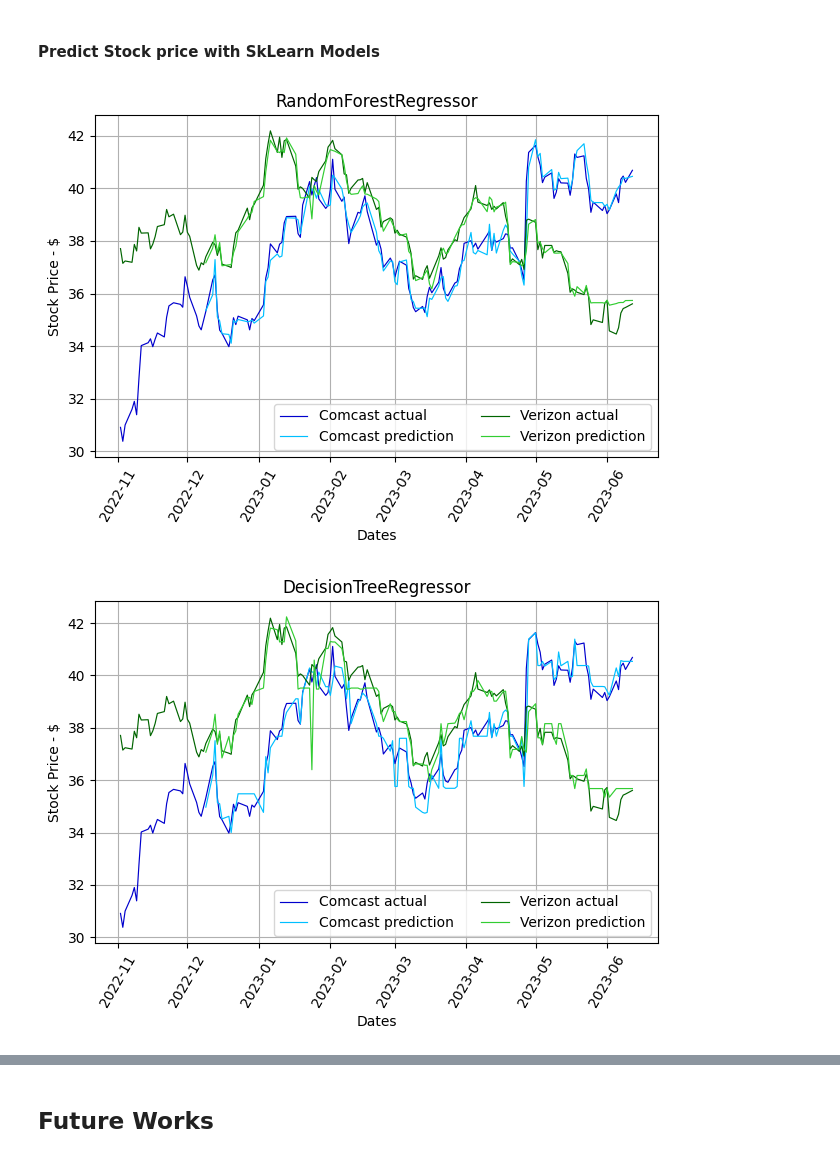
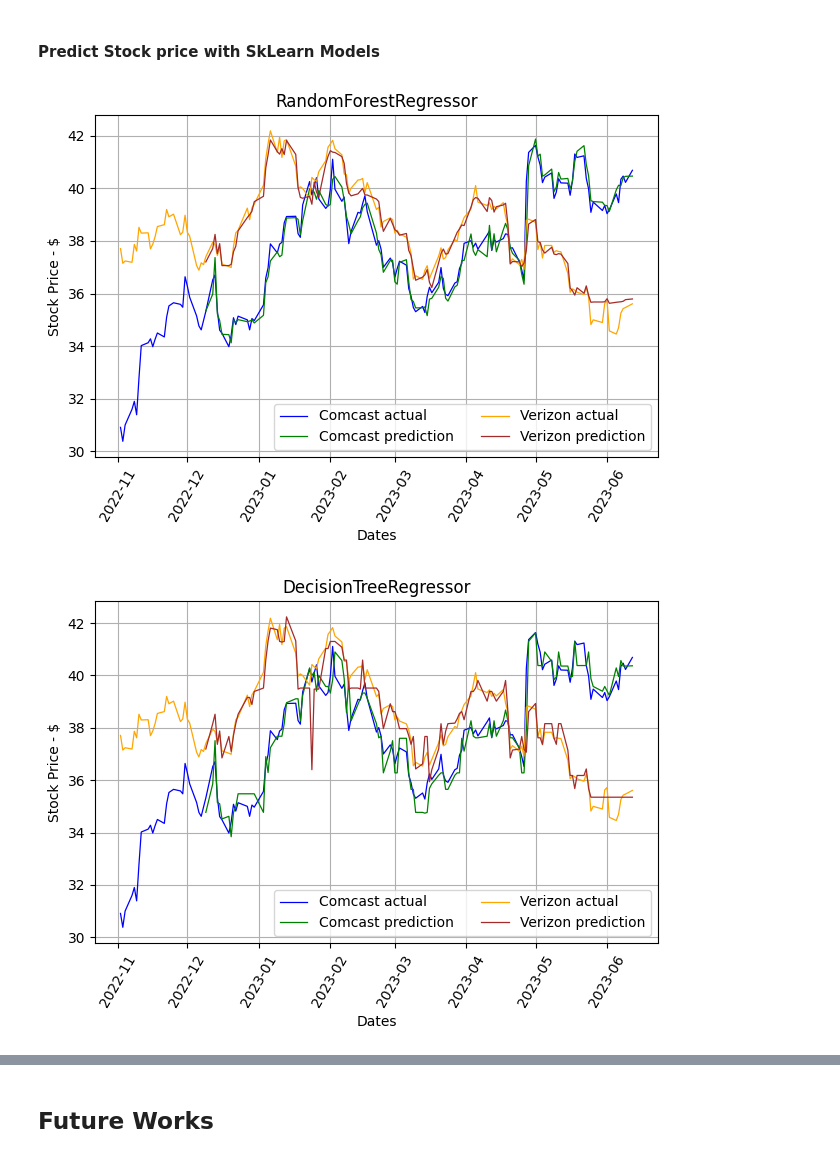
Before and after one commit to geoffpatton/stock-prediction, a Jupyter notebook: project_impl.ipynb, the cells around one changed output, grey strips where cells are left out. Cells and saved outputs as stored; diff of their text form; code cells hidden in the pictures.

Commit message:
Changed plot colors and updated datasets

```diff
--- a/project_impl.ipynb
+++ b/project_impl.ipynb
@@ -194,11 +194,11 @@ def plot_dual_graph(model_name, stock_df_1, test_x_1, prediction_y_1,
     ax.grid()
     ax.set(xlabel='Dates', ylabel='Stock Price - $', title=model_name)
 
-    ax.plot(stock_df_1.index, stock_df_1['close'], label='Comcast actual', c='mediumblue', linewidth=.85)
-    ax.plot(test_x_1.index, prediction_y_1, label='Comcast prediction', c='deepskyblue', linewidth=.85)
+    ax.plot(stock_df_1.index, stock_df_1['close'], label='Comcast actual', c='b', linewidth=.9)
+    ax.plot(test_x_1.index, prediction_y_1, label='Comcast prediction', c='g', linewidth=.9)
 
-    ax.plot(stock_df_2.index, stock_df_2['close'], label='Verizon actual', c='darkgreen', linewidth=.85)
-    ax.plot(test_x_2.index, prediction_y_2, label='Verizon prediction', c='limegreen', linewidth=.85)
+    ax.plot(stock_df_2.index, stock_df_2['close'], label='Verizon actual', c='orange', linewidth=.9)
+    ax.plot(test_x_2.index, prediction_y_2, label='Verizon prediction', c='brown', linewidth=.9)
 
     for tick in ax.get_xticklabels():
         tick.set_rotation(60)
@@ -246,12 +246,14 @@ def local_weight(test_x, train_x, train_y):
     # Convert the predictions list to a numpy array
     return np.array(predictions)
 
-def kFold(k, data_x, data_y):
+def kFold(k, data_x, data_y, text_x):
+    test_data_size = 0.20
     predictions = []
     for _ in range(k):
-        x_train, x_test, y_train, y_test = train_test_split(data_x, data_y, test_size=0.33, shuffle=False, random_state=1)
+        x_train, x_test, y_train, y_test = train_test_split(data_x, data_y, test_size=test_data_size, shuffle=True, random_state=42)
         trained_model = LinearRegression().fit(x_train, y_train)
-        predictions.append(trained_model.predict(x_test))
+        predictions.append(trained_model.predict(text_x))
+        test_data_size += 0.01
 
     return np.mean(np.array(predictions), axis=0)
 # %%
@@ -285,8 +287,8 @@ v_std_data_x = (v_data_x - v_data_x.mean()) / v_data_x.std(ddof=1)
 c_data_y = comcast_stock_df['close']
 v_data_y = verizon_stock_df['close']
 
-c_x_train, c_x_test, c_y_train, c_y_test = train_test_split(c_std_data_x, c_data_y, test_size=0.33, shuffle=False, random_state=1)
-v_x_train, v_x_test, v_y_train, v_y_test = train_test_split(v_std_data_x, v_data_y, test_size=0.33, shuffle=False, random_state=1)
+c_x_train, c_x_test, c_y_train, c_y_test = train_test_split(c_std_data_x, c_data_y, test_size=0.33, shuffle=False, random_state=42)
+v_x_train, v_x_test, v_y_train, v_y_test = train_test_split(v_std_data_x, v_data_y, test_size=0.33, shuffle=False, random_state=42)
 
 
 display_data_size = int(np.ceil(3/5 * len(comcast_stock_df)))
@@ -320,42 +322,42 @@ for model in all_models:
 ####  Local Weight LR
 c_lw_prediction = local_weight(c_x_test, c_x_train, c_y_train)
 
-metric_results_dict["Model"].append('Comcast Weighted LR')
+metric_results_dict["Model"].append('Comcast Weighted LinearRegression')
 for idx, metric in enumerate(regression_metrics):
     metric_results_dict[metric_names[idx]].append(metric(c_y_test, c_lw_prediction))
 
 
 v_lw_prediction = local_weight(v_x_test, v_x_train, v_y_train)
 
-metric_results_dict["Model"].append('Verizon Weighted LR')
+metric_results_dict["Model"].append('Verizon Weighted LinearRegression')
 for idx, metric in enumerate(regression_metrics):
     metric_results_dict[metric_names[idx]].append(metric(v_y_test, v_lw_prediction))
 
-plot_dual_graph("Weighted LR", c_disply_data, c_x_test, c_lw_prediction,
+plot_dual_graph("Locally-Weighted LinearRegression", c_disply_data, c_x_test, c_lw_prediction,
                     v_disply_data, v_x_test, v_lw_prediction)
 
 
 ####  K-Fold 20 LR
-c_kfold_prediction = kFold(20, c_std_data_x, c_data_y)
+c_kfold_prediction = kFold(20, c_std_data_x, c_data_y, c_x_test)
 
-metric_results_dict["Model"].append('Comcast K-Fold 20 LR')
+metric_results_dict["Model"].append('Comcast K-Fold 20 LinearRegression')
 for idx, metric in enumerate(regression_metrics):
     metric_results_dict[metric_names[idx]].append(metric(c_y_test, c_kfold_prediction))
 
 
-v_kfold_prediction = kFold(20, v_std_data_x, v_data_y)
+v_kfold_prediction = kFold(20, v_std_data_x, v_data_y, v_x_test)
 
-metric_results_dict["Model"].append('Verizon K-Fold 20 LR')
+metric_results_dict["Model"].append('Verizon K-Fold 20 LinearRegression')
 for idx, metric in enumerate(regression_metrics):
     metric_results_dict[metric_names[idx]].append(metric(v_y_test, v_kfold_prediction))
 
-plot_dual_graph("K-Fold LR", c_disply_data, c_x_test, c_kfold_prediction,
+plot_dual_graph("K-Fold CV LinearRegression", c_disply_data, c_x_test, c_kfold_prediction,
                 v_disply_data, v_x_test, v_kfold_prediction)
 
 
 metrics_df = pd.DataFrame(metric_results_dict)
 
 display(metrics_df)
 # %% [output]
-[figure, old version]
+[figure, new version]
-[figure, old version]
+[figure, new version]
```
Also changed, not shown: parts of 2 cells of this notebook, 7 other files.
